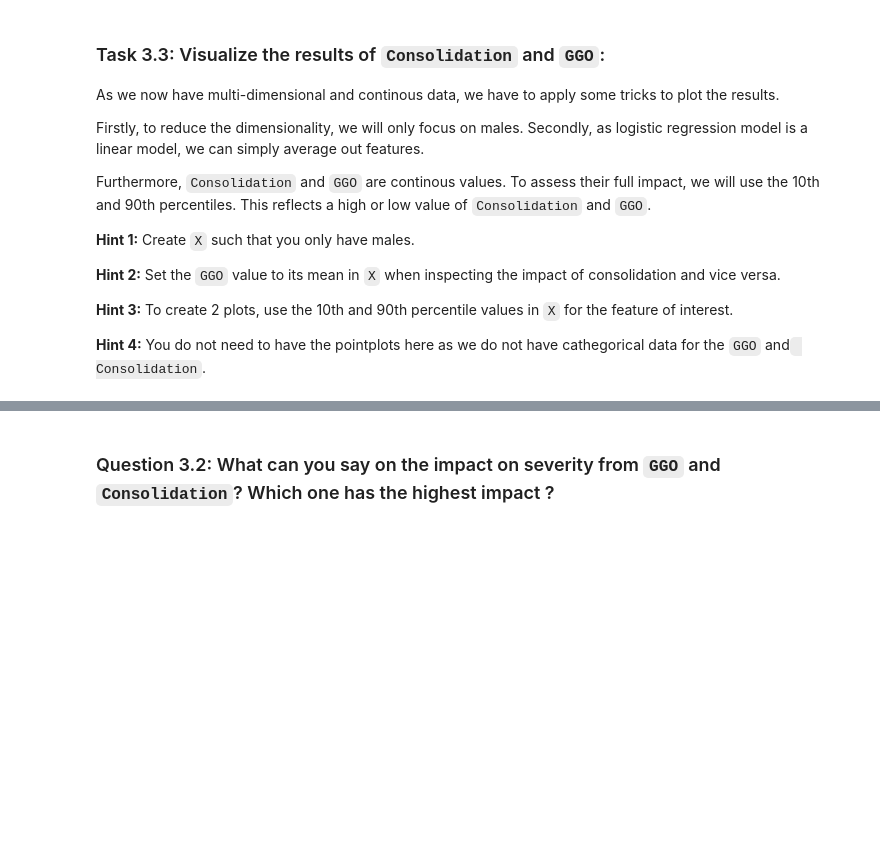
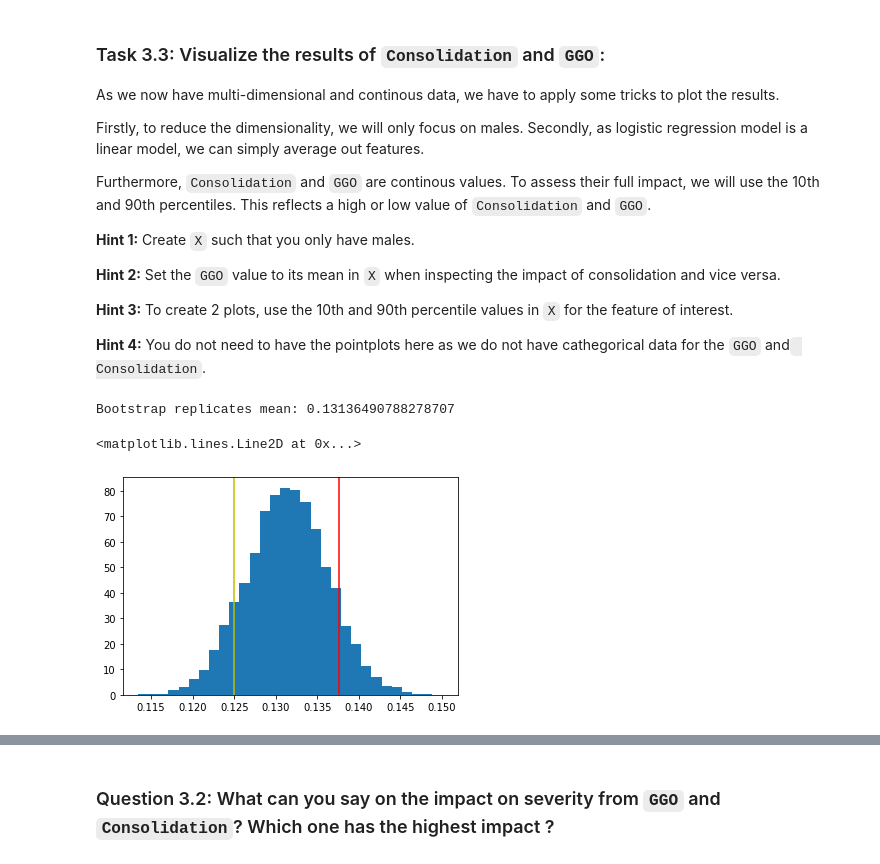
Before and after one commit to Aneruth/Clinical-Decision-Support-System, a Jupyter notebook: WPO4/WPO_4_student.ipynb, the cells around one changed output, grey strips where cells are left out. Saved outputs shown, nothing was run; the diff lists cells and outputs as text; code cells hidden in the pictures; blank space fills up the shorter version.

```diff
--- a/WPO4/WPO_4_student.ipynb
+++ b/WPO4/WPO_4_student.ipynb
@@ -390,0 +385,16 @@ cons_CI = draw_bs_replicates(male_data.Consolidation,np.mean,15000)
+# %%
+# Code for impact of GGO
+male_data = df[df.Sex == 0]
+ggo_CI = draw_bs_replicates(male_data.GGO,np.mean,15000)
+# Print the mean of bootstrap replicates
+print("Bootstrap replicates mean: " + str(np.mean(ggo_CI)))
+
+plt.hist(ggo_CI,bins=30,density=True)
+
+# Showing the related percentiles
+plt.axvline(x=np.percentile(ggo_CI,[10]), ymin=0, ymax=1,label='2.5th percentile',c='y')
+plt.axvline(x=np.percentile(ggo_CI,[90]), ymin=0, ymax=1,label='97.5th percentile',c='r')
+# %% [output]
+Bootstrap replicates mean: 0.13136490788278707
+<matplotlib.lines.Line2D at 0x...>
+[figure, added]
```
Also changed, not shown: parts of 3 cells of this notebook.
